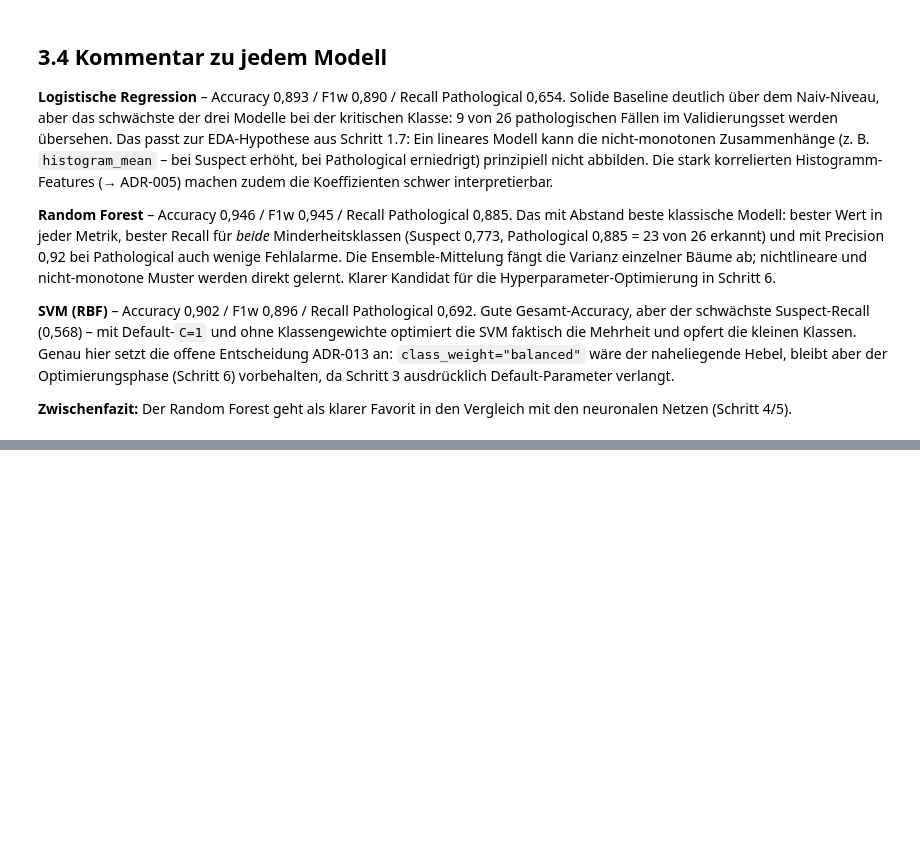
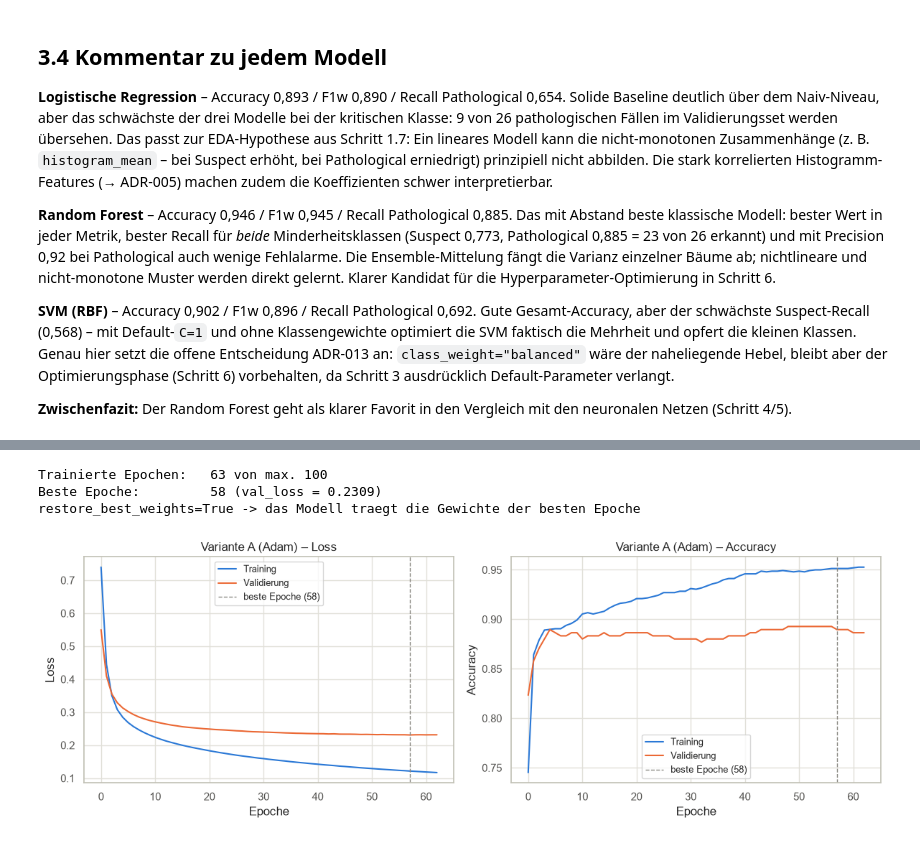
Before and after one commit to spaiK111/DHBW-ML-Assignment, a Jupyter notebook: src/fetal_health_modellvergleich.ipynb, the cells around one changed output, grey strips where cells are left out. Drawn from its saved outputs; the diff is of its cells as text; code cells hidden in the pictures; blank space fills up the shorter version.

```diff
--- a/src/fetal_health_modellvergleich.ipynb
+++ b/src/fetal_health_modellvergleich.ipynb
@@ -982,0 +1052,14 @@ Early Stopping auf `val_loss`)*
+# %%
+# Quelle: Claude
+keras.utils.set_random_seed(RANDOM_STATE)
+
+modell_a = keras.Sequential([
+    keras.Input(shape=(N_FEATURES,)),
+    layers.Dense(64, activation="relu"),
+    layers.Dense(N_CLASSES, activation="softmax"),
+], name="MLP_Variante_A")
+
+modell_a.compile(optimizer="adam",
+                 loss="sparse_categorical_crossentropy",
+                 metrics=["accuracy"])
+modell_a.summary()
@@ -982,0 +1079,23 @@ Early Stopping auf `val_loss`)*
+# %%
+# Quelle: Claude
+early_stopping = keras.callbacks.EarlyStopping(monitor="val_loss", patience=5,
+                                               restore_best_weights=True)
+
+hist_a = modell_a.fit(X_train_scaled, y_train,
+                      validation_data=(X_val_scaled, y_val),
+                      epochs=100, batch_size=32,
+                      callbacks=[early_stopping], verbose=0)
+
+beste_a = int(np.argmin(hist_a.history["val_loss"])) + 1
+print(f"Trainierte Epochen:   {len(hist_a.history['loss'])} von max. 100")
+print(f"Beste Epoche:         {beste_a} (val_loss = {min(hist_a.history['val_loss']):.4f})")
+print("restore_best_weights=True -> das Modell traegt die Gewichte der besten Epoche")
+# %% [output]
+Trainierte Epochen:   63 von max. 100
+Beste Epoche:         58 (val_loss = 0.2309)
+restore_best_weights=True -> das Modell traegt die Gewichte der besten Epoche
+# %%
+# Quelle: Claude
+lernkurven_plot(hist_a, "Variante A (Adam)")
+# %% [output]
+[figure, added]
```
Also changed, not shown: parts of 43 cells of this notebook, 2 other files.
